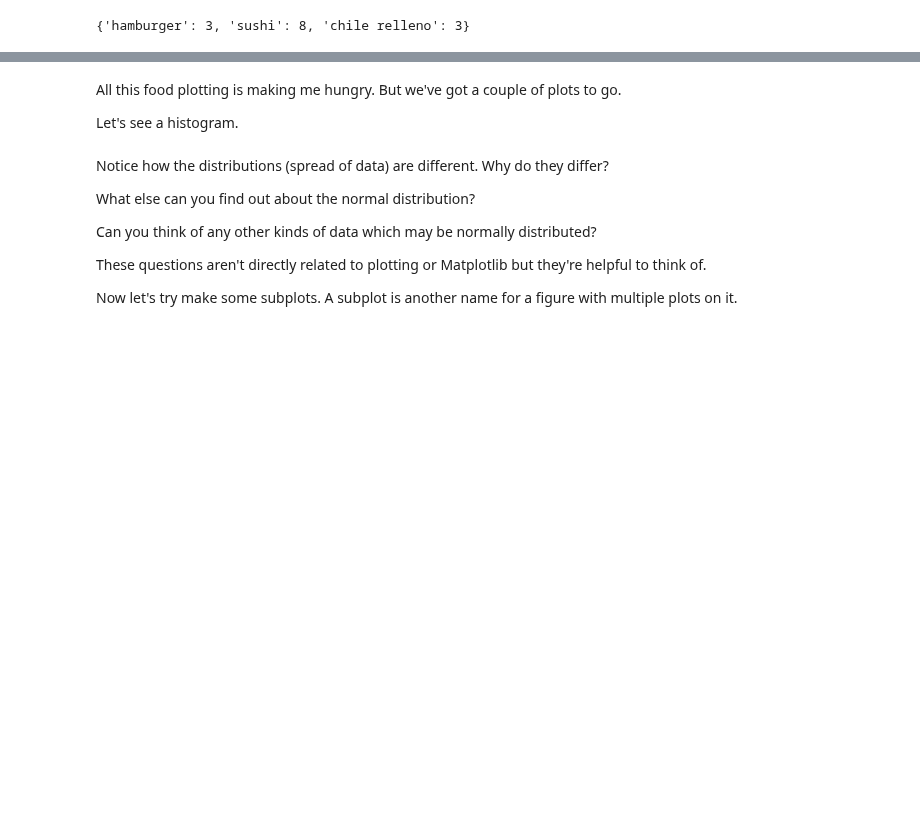
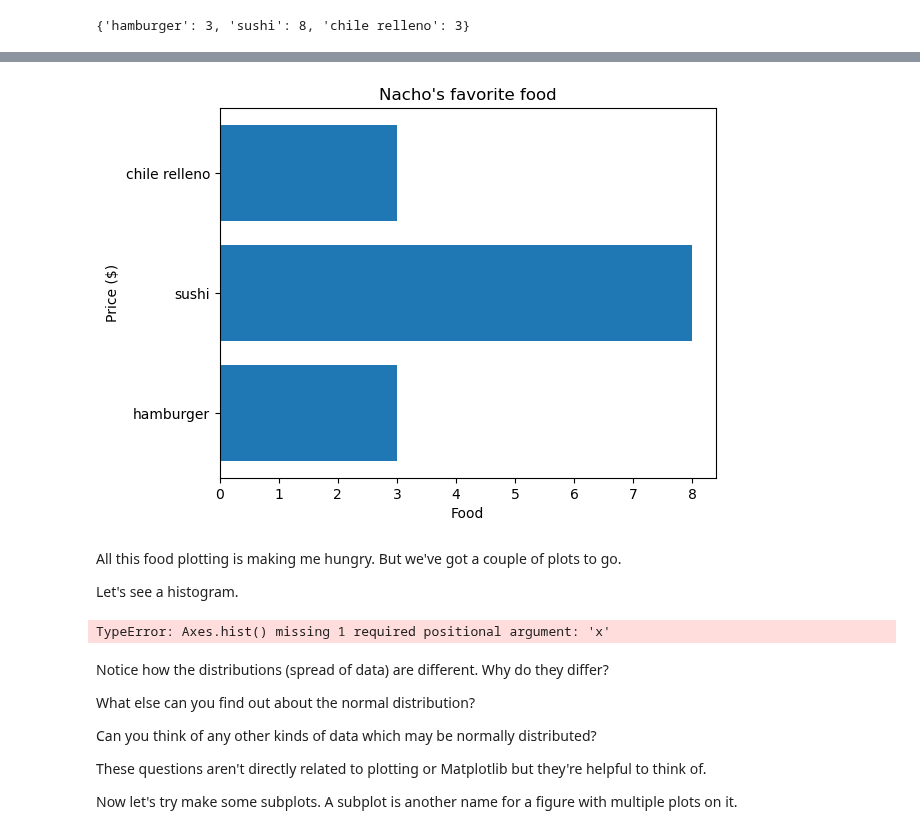
Before and after one commit to nacho481/capstone_project, a Jupyter notebook: sample_project1/Matplotlib/matplotlib-exercises.ipynb, the cells around one changed output, grey strips where cells are left out. Saved outputs shown, nothing was run; the diff lists cells and outputs as text; code cells hidden in the pictures; blank space fills up the shorter version.

```diff
--- a/sample_project1/Matplotlib/matplotlib-exercises.ipynb
+++ b/sample_project1/Matplotlib/matplotlib-exercises.ipynb
@@ -182,14 +191,33 @@ ax.bar
 # %%
 # Make the same plot as above, except this time make the bars go horizontal
+plt.close('all')
+
+fig, ax = plt.subplots()
+ax.barh(m_food.keys(), m_food.values())
+
+ax.set(title='Nacho\'s favorite food',
+       xlabel='Food',
+       ylabel='Price ($)')
+
+plt.show()
+plt.close('fig')
+# %% [output]
+[figure, added]
 # %% [markdown]
 All this food plotting is making me hungry. But we've got a couple of plots to go.
 
 Let's see a histogram.
 # %%
 # Create a random NumPy array of 1000 normally distributed numbers using NumPy and save it to X
-
-
+plt.close('all')
+m_arr2 = np.random.randn(1000)
 # Create a histogram plot of X
+fig, ax = plt.subplots()
+ax.hist(m_arr2)
+plt.show()
+plt.close('fig')
+# %% [output]
+TypeError: Axes.hist() missing 1 required positional argument: 'x'
 # %%
 # Create a NumPy array of 1000 random numbers and save it to X
 
```
Also changed, not shown: parts of 2 cells of this notebook.
